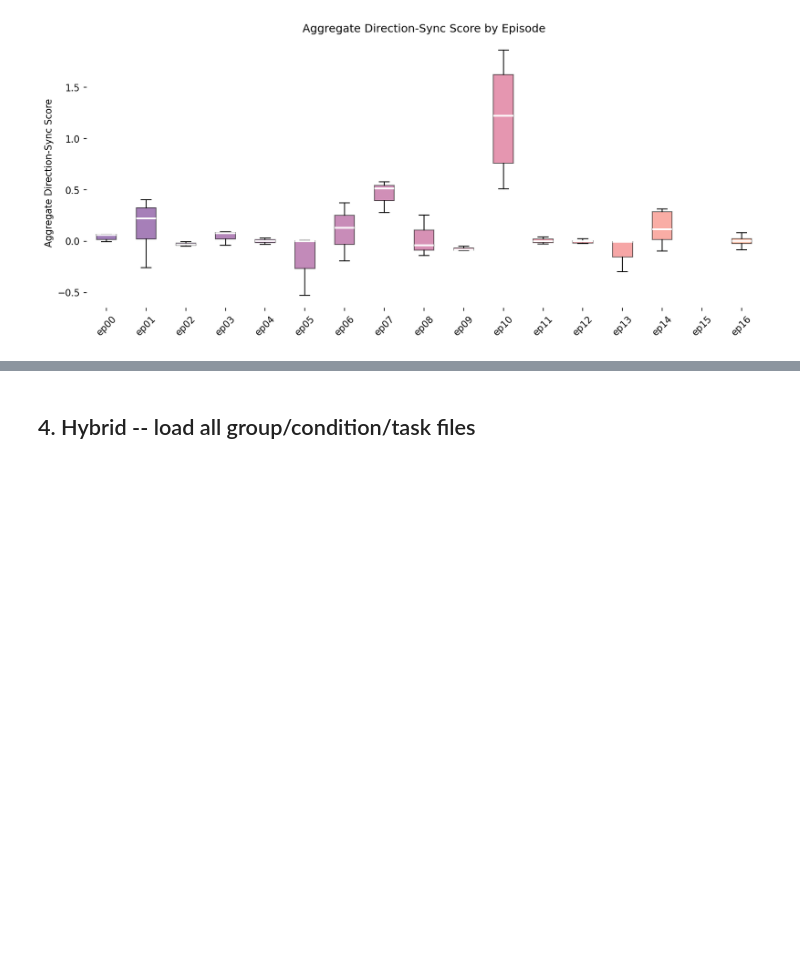
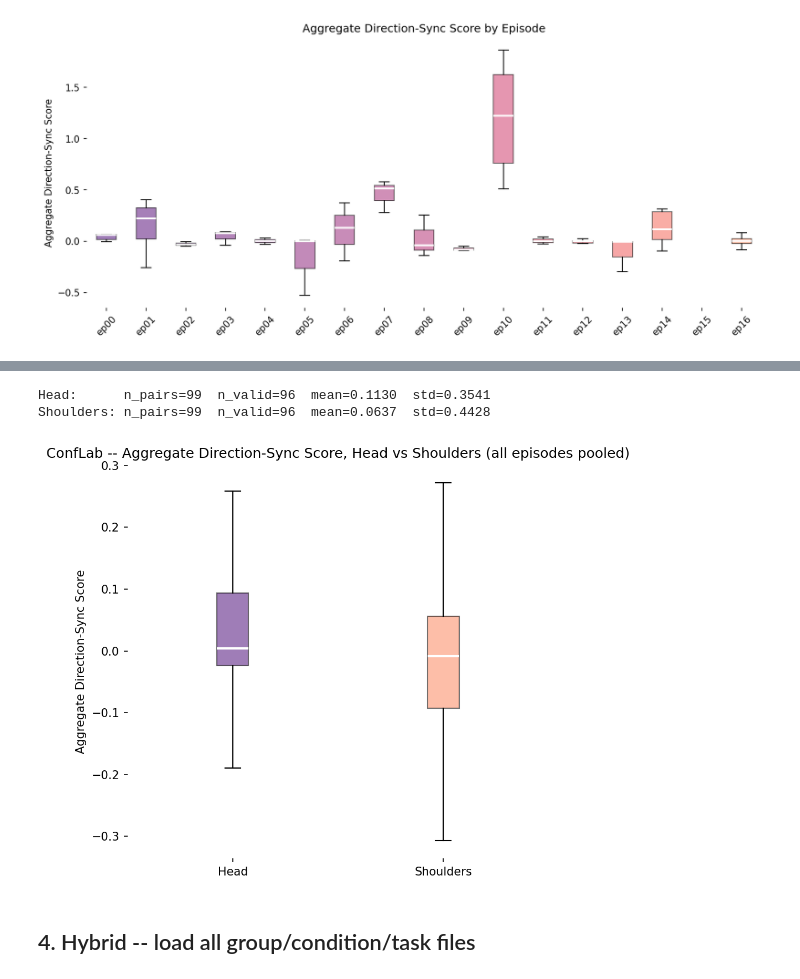
Before and after one commit to ross-johnstone/fusion-analysis, a Jupyter notebook: Notebooks/conflab_hybrid_group_analysis.ipynb, the cells around one changed output, grey strips where cells are left out. Saved outputs shown, nothing was run; the diff lists cells and outputs as text; code cells hidden in the pictures; blank space fills up the shorter version.

Commit message:
social sync plots for conflab - heads vs shoulders

```diff
--- a/Notebooks/conflab_hybrid_group_analysis.ipynb
+++ b/Notebooks/conflab_hybrid_group_analysis.ipynb
@@ -200,3 +213,32 @@ plt.show()
+# %%
+def pooled_corr_agg(ep_df):
+    parts = []
+    for episode_id, g in ep_df.groupby('episode_id'):
+        hz = round(estimate_native_hz(g))
+        res = resample_session(g, rate_hz=hz)
+        ds = direction_sync_all_pairs(res)
+        parts.append(ds['corr_agg'].to_numpy())
+    return np.concatenate(parts) if parts else np.array([])
+
+head_scores = pooled_corr_agg(ep_head)
+shoulder_scores = pooled_corr_agg(ep_shoulders)
+
+print(f"Head:      n_pairs={len(head_scores)}  n_valid={np.isfinite(head_scores).sum()}  "
+      f"mean={np.nanmean(head_scores):.4f}  std={np.nanstd(head_scores):.4f}")
+print(f"Shoulders: n_pairs={len(shoulder_scores)}  n_valid={np.isfinite(shoulder_scores).sum()}  "
+      f"mean={np.nanmean(shoulder_scores):.4f}  std={np.nanstd(shoulder_scores):.4f}")
+
+data_by_variant = {'Head': head_scores, 'Shoulders': shoulder_scores}
+fig, ax = plt.subplots(figsize=(6, 5.5))
+plot_sync_score_boxplot(ax, data_by_variant,
+                         'ConfLab -- Aggregate Direction-Sync Score, Head vs Shoulders (all episodes pooled)')
+plt.tight_layout()
+plt.savefig('conflab_head_vs_shoulders_dirsync.png', dpi=150, bbox_inches='tight')
+plt.show()
+# %% [output]
+Head:      n_pairs=99  n_valid=96  mean=0.1130  std=0.3541
+Shoulders: n_pairs=99  n_valid=96  mean=0.0637  std=0.4428
+[figure, added]
 # %% [markdown]
 ## 4. Hybrid -- load all group/condition/task files
 # %%
```
Also changed, not shown: parts of 5 cells of this notebook.
